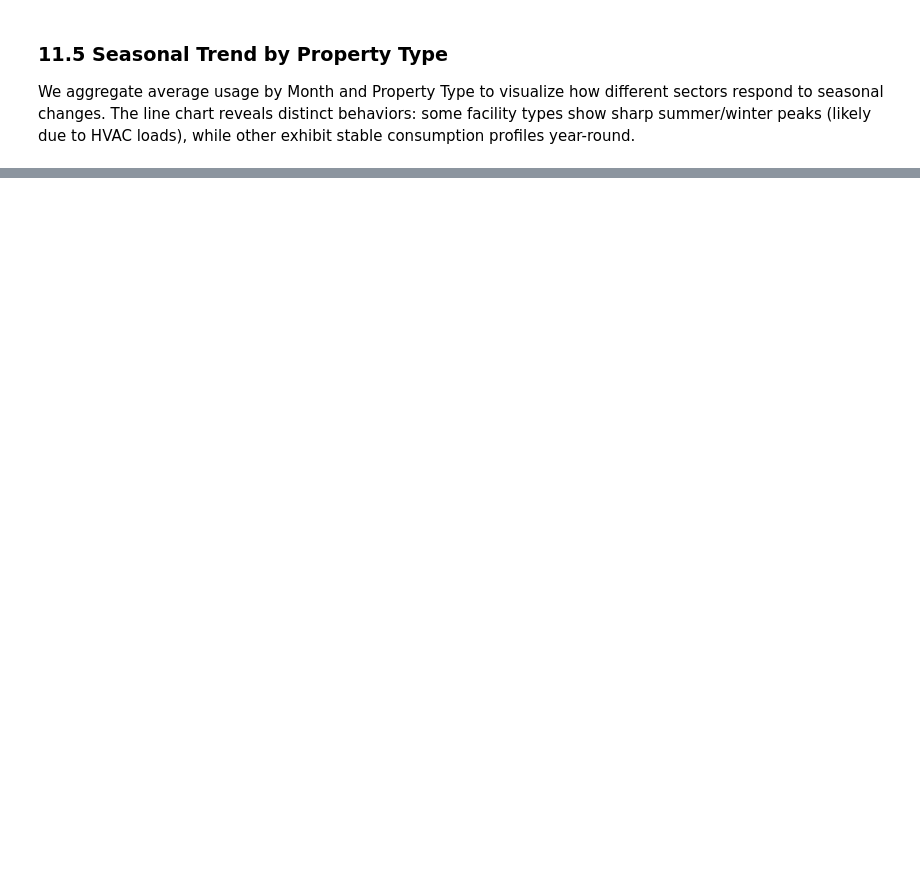
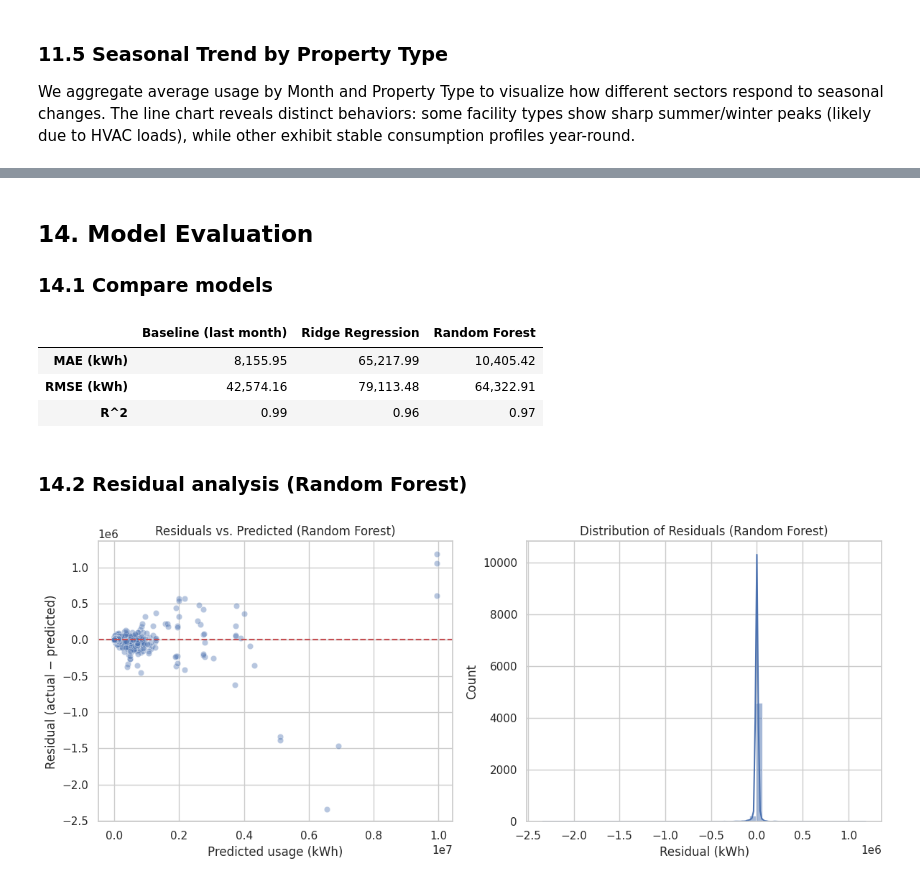
Before and after one commit to lisandrorios91/electricity-consumption-prediction, a Jupyter notebook: electricity_consumption.ipynb, the cells around one changed output, grey strips where cells are left out. Saved outputs shown, nothing was run; the diff lists cells and outputs as text; code cells hidden in the pictures; blank space fills up the shorter version.

```diff
--- a/electricity_consumption.ipynb
+++ b/electricity_consumption.ipynb
@@ -838,0 +582,9 @@ Conclusion: The modeling exercise resulted in two highly accurate models, with t
+# %%
+model_df = model_df.sort_values(["Portfolio Manager Meter ID", "Start Date"]).reset_index(drop=True)
+usage_by_meter = model_df.groupby("Portfolio Manager Meter ID")["Usage/Quantity"]
+
+model_df["lag_1"] = usage_by_meter.shift(1)
+model_df["lag_2"] = usage_by_meter.shift(2)
+model_df["rolling_3"] = usage_by_meter.transform(lambda s: s.shift(1).rolling(3, min_periods=1).mean())
+
+model_df[["Portfolio Manager Meter ID", "Start Date", "Usage/Quantity", "lag_1", "lag_2", "rolling_3"]].head(6)
@@ -838,0 +603,6 @@ Conclusion: The modeling exercise resulted in two highly accurate models, with t
+# %%
+SPLIT_DATE = "2022-09-01"
+train_mask = model_df["Start Date"] < SPLIT_DATE
+
+print(f"Training rows: {train_mask.sum():,} (Jan–Aug)")
+print(f"Test rows:     {(~train_mask).sum():,} (Sep–Nov)")
@@ -838,0 +675,8 @@ Conclusion: The modeling exercise resulted in two highly accurate models, with t
+# %%
+ridge_model = Pipeline([
+    ("impute", SimpleImputer(strategy="median")),
+    ("scale", StandardScaler()),
+    ("model", Ridge(random_state=42)),
+])
+ridge_model.fit(X_train, y_train)
+y_pred_ridge = ridge_model.predict(X_test)
@@ -838,0 +718,38 @@ Conclusion: The modeling exercise resulted in two highly accurate models, with t
+# %% [markdown]
+## 14. Model Evaluation
+
+### 14.1 Compare models
+# %%
+eval_ridge = evaluate_model(y_test, y_pred_ridge, "Ridge Regression")
+eval_rf = evaluate_model(y_test, y_pred_rf, "Random Forest")
+
+evaluation_df = pd.concat([eval_baseline, eval_ridge, eval_rf], axis=1)
+evaluation_df.round(3)
+# %% [output]
+|  | Baseline (last month) | Ridge Regression | Random Forest |
+| MAE (kWh) | 8,155.95 | 65,217.99 | 10,405.42 |
+| RMSE (kWh) | 42,574.16 | 79,113.48 | 64,322.91 |
+| R^2 | 0.99 | 0.96 | 0.97 |
+# %% [markdown]
+### 14.2 Residual analysis (Random Forest)
+# %%
+residuals = y_test - y_pred_rf
+
+plt.figure(figsize=(12, 5))
+
+plt.subplot(1, 2, 1)
+sns.scatterplot(x=y_pred_rf, y=residuals, alpha=0.4)
+plt.axhline(y=0, color="r", linestyle="--")
+plt.title("Residuals vs. Predicted (Random Forest)")
+plt.xlabel("Predicted usage (kWh)")
+plt.ylabel("Residual (actual − predicted)")
+
+plt.subplot(1, 2, 2)
+sns.histplot(residuals, bins=50, kde=True)
+plt.title("Distribution of Residuals (Random Forest)")
+plt.xlabel("Residual (kWh)")
+
+plt.tight_layout()
+plt.show()
+# %% [output]
+[figure, added]
```
Also changed, not shown: parts of 57 cells of this notebook, 1 other file.
